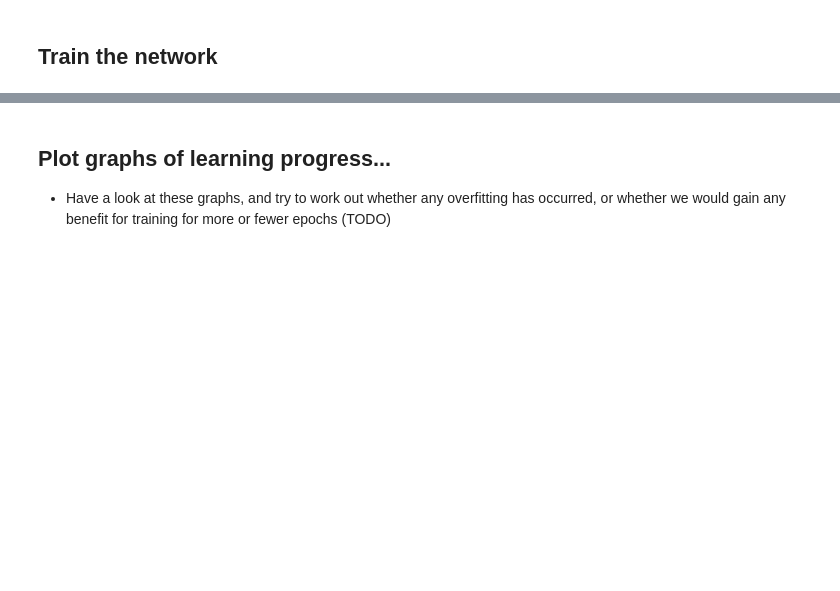
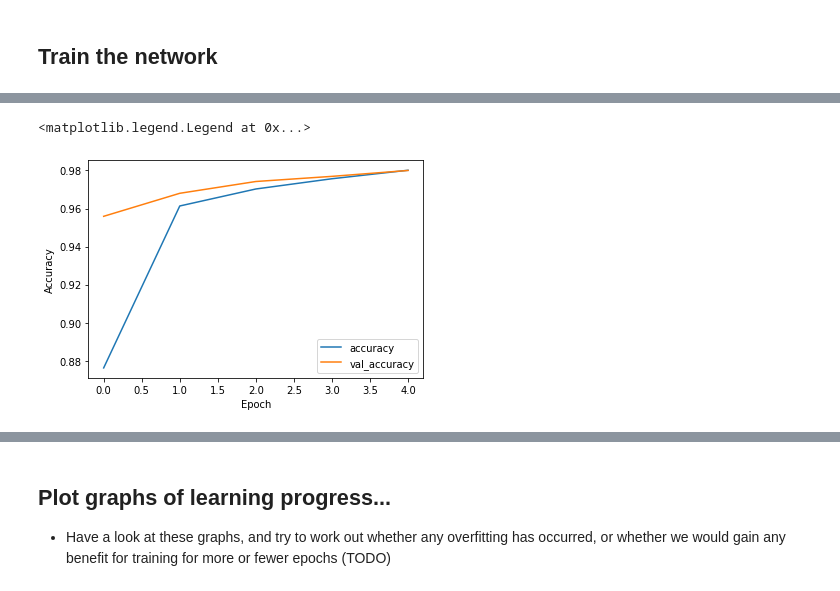
Before and after one commit to 11BelowStudio/ce811, a Jupyter notebook: lab9/cnn_experiment.ipynb, the cells around one changed output, grey strips where cells are left out. Drawn from its saved outputs; the diff is of its cells as text; code cells hidden in the pictures; blank space fills up the shorter version.

```diff
--- a/lab9/cnn_experiment.ipynb
+++ b/lab9/cnn_experiment.ipynb
@@ -31,11 +31,13 @@ from tensorflow import keras
 from tensorflow.keras import layers
 
 
-dataset_name="cifar10"
+dataset_name="mnist"
+accuracy_threshold = 0.96  # progress checker expects >96% accuracy on MNIST.
 if dataset_name=="cifar10":
     dataset = tf.keras.datasets.cifar10
     class_names = ['airplane', 'automobile', 'bird', 'cat', 'deer','dog', 'frog', 'horse', 'ship', 'truck']
     # CIFAR10 images are 32*32*3.
+    accuracy_threshold = 0.6  # progress checker expects >60% accuracy on CIFAR10
 elif dataset_name=="fashion":
     dataset = tf.keras.datasets.fashion_mnist
     class_names = ['T-shirt/top', 'Trouser', 'Pullover', 'Dress', 'Coat','Sandal', 'Shirt', 'Sneaker', 'Bag', 'Ankle boot']
@@ -44,7 +46,7 @@ elif dataset_name=="mnist":
     class_names = ['zero', 'one', 'two', 'three', 'four','five', 'six', 'seven', 'eight', 'nine']
 else:
     print("unknown dataset")
-    sys.exit(0)
+    raise Exception("Please specify a valid dataset!")
 (train_images0, train_labels0),(test_images0, test_labels0) = dataset.load_data()
 print('Train: X=%s, y=%s' % (train_images0.shape, train_labels0.shape))
 print('Test: X=%s, y=%s' % (test_images0.shape, test_labels0.shape))
@@ -82,6 +90,7 @@ if len(train_images.shape)==3:
     # add a single channel to these black-and-white images
     train_images=train_images.reshape(list(train_images.shape)+[1])
     test_images=test_images.reshape(list(test_images.shape)+[1])
-    print("Reshaped images from ",train_images0.shape,"to",train_images.shape,"so that 'channel' dimension exists")
+    print("Reshaped images from ",train_images0.shape,"to",
+          train_images.shape,"so that 'channel' dimension exists")
 
 num_classification_categories=train_labels.max()+1
@@ -96,6 +134,18 @@ num_classification_categories=train_labels.max()+1
 # %%
 # build FFNN with CNN architecture
 keras_model = keras.Sequential()
+keras_model.add(
+    layers.Conv2D(filters=6, kernel_size=(3,3), strides=(1,1), activation="relu", padding="same")
+)
+keras_model.add(
+    layers.MaxPool2D(pool_size=(2, 2), strides=(2, 2), padding="valid")
+)
+keras_model.add(
+    layers.Conv2D(filters=3, kernel_size=(3,3), strides=(1,1), activation="relu", padding="same")
+)
+keras_model.add(
+    layers.MaxPool2D(pool_size=(2,2), strides=(2,2), padding="valid")
+)
 keras_model.add(layers.Flatten())
 keras_model.add(layers.Dense(128, activation='relu'))
 keras_model.add(layers.Dense(num_classification_categories, activation='softmax'))
@@ -126,0 +211,10 @@ history = keras_model.fit(train_images, train_labels,
+# %%
+plt.plot(history.history['accuracy'], label='accuracy')
+plt.plot(history.history['val_accuracy'], label = 'val_accuracy')
+plt.xlabel('Epoch')
+plt.ylabel('Accuracy')
+#plt.ylim([0.5, 1])
+plt.legend(loc='lower right')
+# %% [output]
+<matplotlib.legend.Legend at 0x...>
+[figure, added]
```
Also changed, not shown: parts of 32 cells of this notebook, 2 other files.
